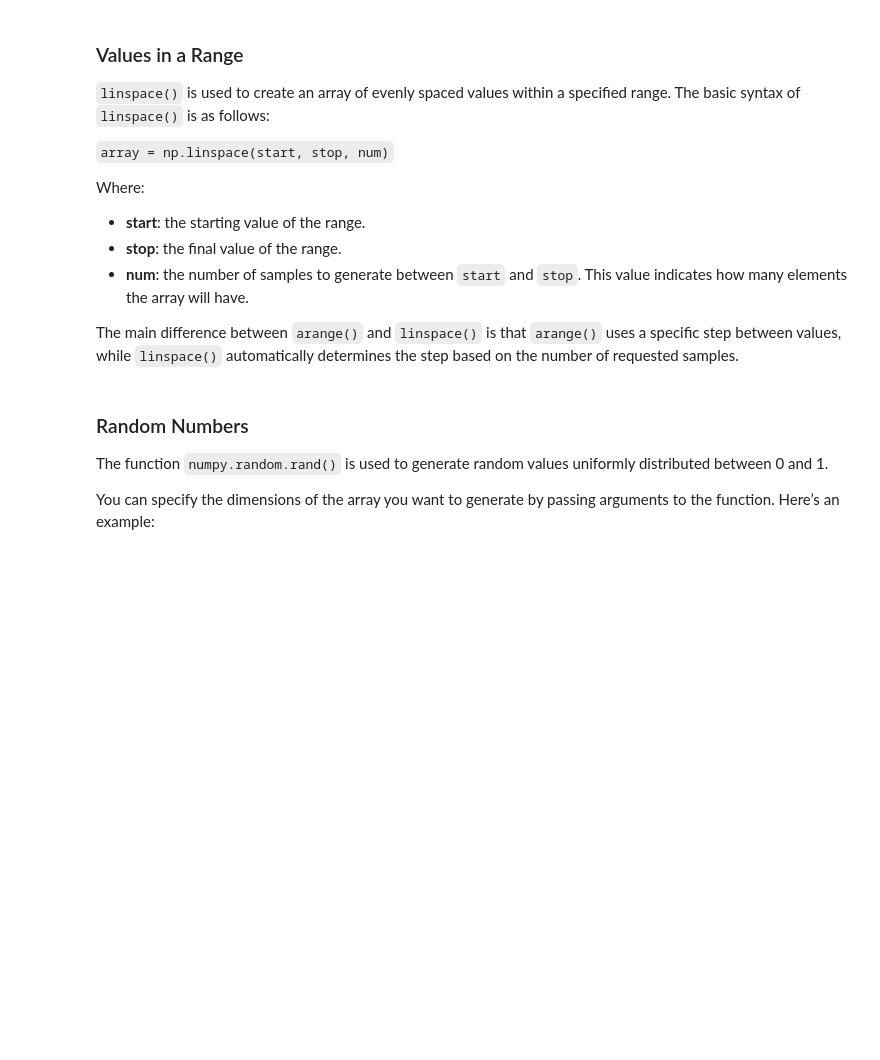
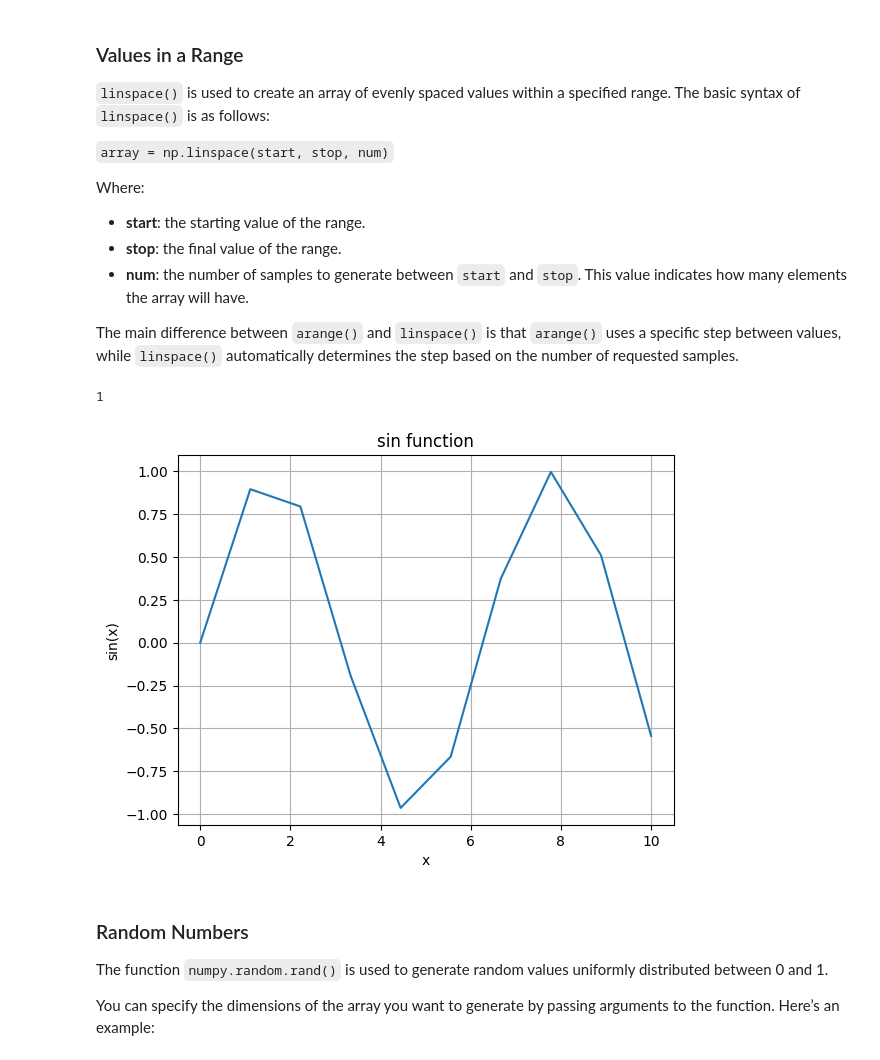
Before and after one commit to pg-88/ARTIFICIAL-INTELLIGENCE-MACHINE-LEARNING, a Jupyter notebook: python/section01_NumPy.ipynb, the cells around one changed output. Drawn from its saved outputs; the diff is of its cells as text; code cells hidden in the pictures; blank space fills up the shorter version.

```diff
--- a/python/section01_NumPy.ipynb
+++ b/python/section01_NumPy.ipynb
@@ -257,30 +409,33 @@ Where:
 The main difference between `arange()` and `linspace()` is that `arange()` uses a specific step between values, while `linspace()` automatically determines the step based on the number of requested samples.
 # %%
 # Create an array of 5 evenly spaced values from 0 to 10
-
+np.linspace(0, 10, 100).ndim
 # Create an array of 10 evenly spaced values from 0 to 1
 
 # Create an array of 20 evenly spaced values from -1 to 1
+# %% [output]
+1
 # %%
 import matplotlib.pyplot as plt
 # linspace is pretty useful to generate graph axis
 # let's generate a graph of the sin(x) function
 
 # Generate evenly spaced x values using linspace
 
-# x =  # 100 value from 0 to 10
+x = np.linspace(0, 10, 10)  # 100 value from 0 to 10
 
 # Let's calculate the corresponding y values
-# y =
+y = np.sin(x)
 
 # draw the plot
-# plt.plot(x, y)
-# plt.title('sin function')
-# plt.xlabel('x')
-# plt.ylabel('sin(x)')
-# plt.grid(True)
+plt.plot(x, y)
+plt.title('sin function')
+plt.xlabel('x')
+plt.ylabel('sin(x)')
+plt.grid(True)
 # plt.show()
-#
+# %% [output]
+[figure, added]
 # %% [markdown]
 ### Random Numbers
 
```
Also changed, not shown: parts of 26 cells of this notebook.
